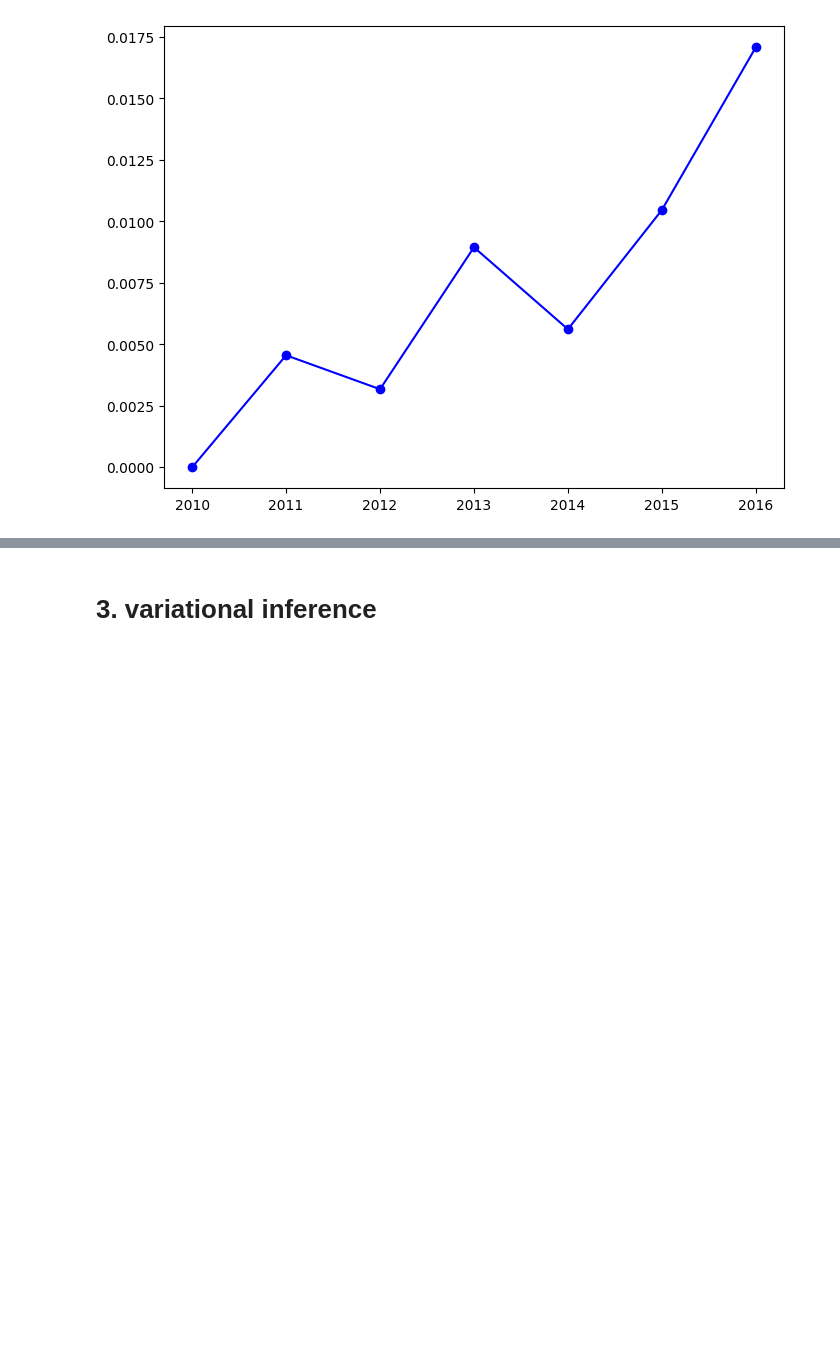
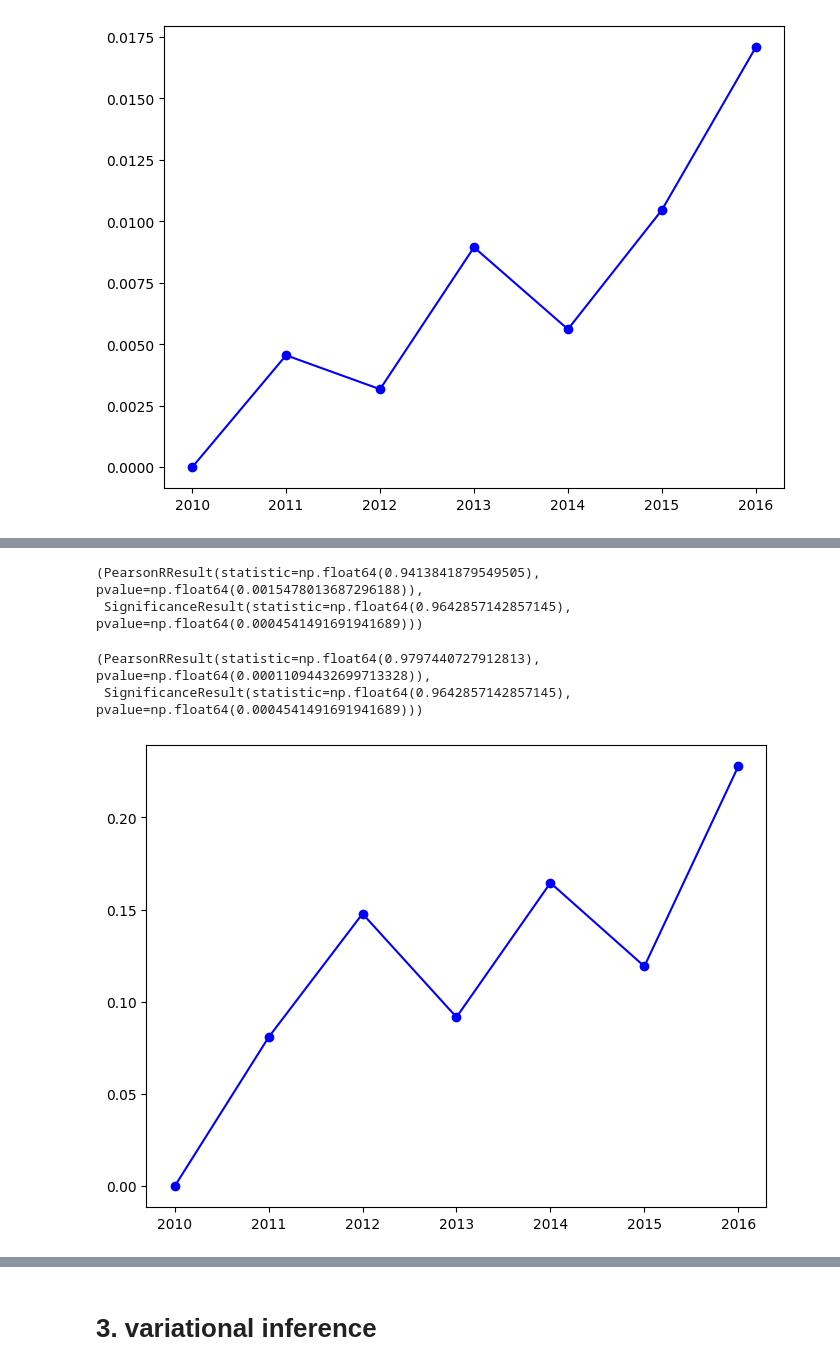
Before and after one commit to ZhangWan-byte/lpm, a Jupyter notebook: OGB_arXiv.ipynb, the cells around one changed output, grey strips where cells are left out. Drawn from its saved outputs; the diff is of its cells as text; code cells hidden in the pictures; blank space fills up the shorter version.

```diff
--- a/OGB_arXiv.ipynb
+++ b/OGB_arXiv.ipynb
@@ -2478,0 +2496,27 @@ pearsonr(np.array(wasserstein_distances), np.arange(2010,2017)), spearmanr(np.ar
+# %%
+from scipy.stats import pearsonr, spearmanr
+
+pearsonr(np.array(wasserstein_distances_v2_csf3), np.arange(2010,2017)), spearmanr(np.array(wasserstein_distances_v2_csf3), np.arange(2010,2017))
+# %% [output]
+(PearsonRResult(statistic=np.float64(0.9413841879549505), pvalue=np.float64(0.0015478013687296188)),
+ SignificanceResult(statistic=np.float64(0.9642857142857145), pvalue=np.float64(0.0004541491691941689)))
+# %%
+pearsonr(np.array(wasserstein_distances_v2_csf3), np.array(wasserstein_distances_v2)), \
+    spearmanr(np.array(wasserstein_distances_v2_csf3), np.array(wasserstein_distances_v2))
+# %% [output]
+(PearsonRResult(statistic=np.float64(0.9797440727912813), pvalue=np.float64(0.00011094432699713328)),
+ SignificanceResult(statistic=np.float64(0.9642857142857145), pvalue=np.float64(0.0004541491691941689)))
+# %%
+# USVT_arxiv_ogb_C2_v3.py
+# USVT --> LP (d_max=2) --> Sliced Wasserstein Distance (padding zero to align d )
+
+import matplotlib.pyplot as plt
+import numpy as np
+
+wasserstein_distances_v3 = [0, 0.080790, 0.147785, 0.091716, 0.164533, 0.119251, 0.227741]
+
+plt.figure(figsize=(8, 6))
+plt.plot(np.arange(2010, 2017), wasserstein_distances_v3, marker='o', linestyle='-', color='b')
+plt.show()
+# %% [output]
+[figure, added]
```
Also changed, not shown: parts of 5 cells of this notebook, 2 other files.
